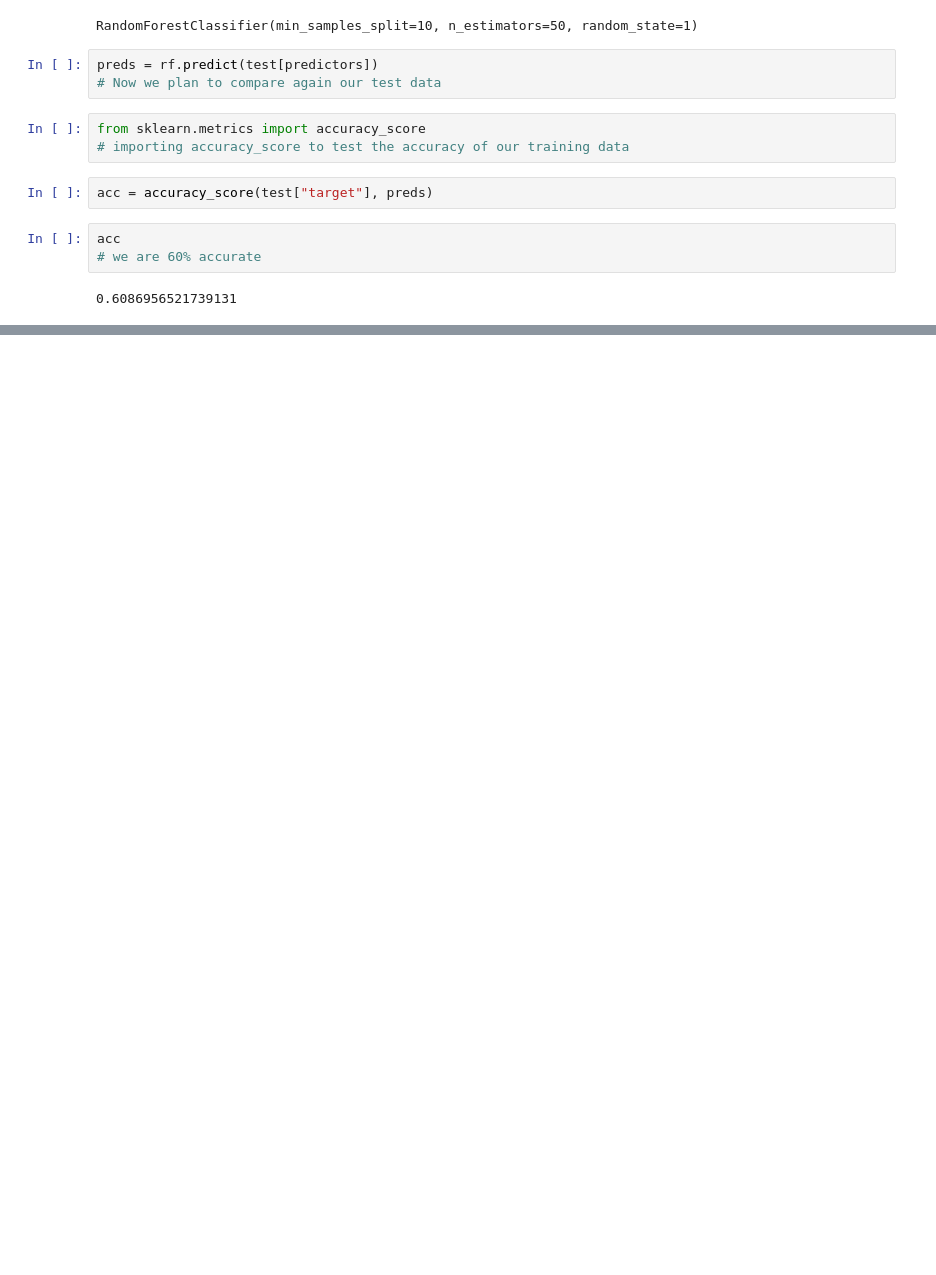
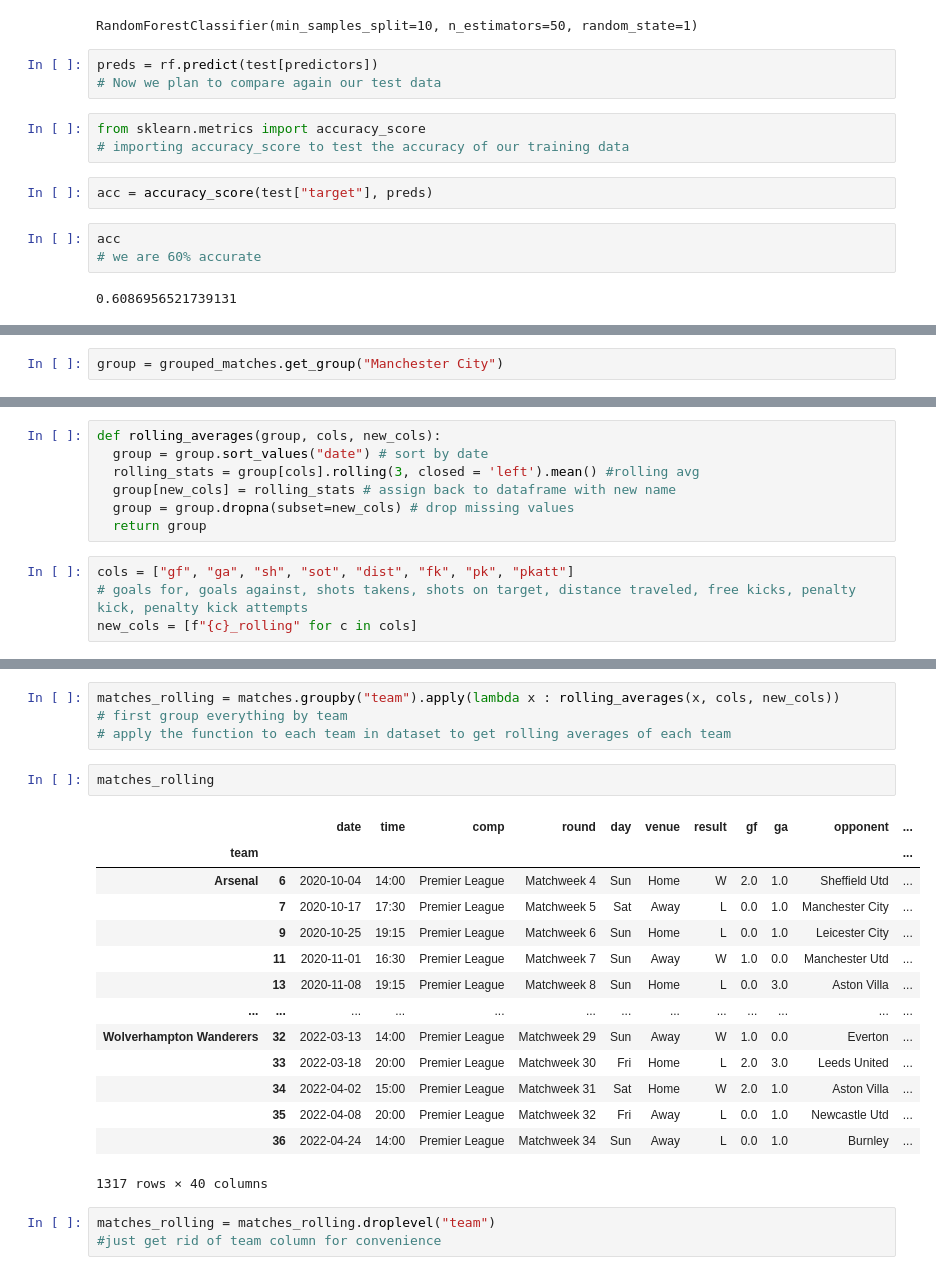
Before and after one commit to victorakins02/EPL_Match_Winner_Predictor_Machine_Learning, a Jupyter notebook: Premier_League_winner.ipynb, the cells around one changed output, grey strips where cells are left out. Saved outputs shown, nothing was run; the diff lists cells and outputs as text; blank space fills up the shorter version.

Commit message:
Calculated rolling averages to train more accurate model

```diff
--- a/Premier_League_winner.ipynb
+++ b/Premier_League_winner.ipynb
@@ -173,0 +200,2 @@ acc
+# %%
+group = grouped_matches.get_group("Manchester City")
@@ -173,0 +218,11 @@ acc
+# %%
+def rolling_averages(group, cols, new_cols):
+  group = group.sort_values("date") # sort by date
+  rolling_stats = group[cols].rolling(3, closed = 'left').mean() #rolling avg
+  group[new_cols] = rolling_stats # assign back to dataframe with new name
+  group = group.dropna(subset=new_cols) # drop missing values
+  return group
+# %%
+cols = ["gf", "ga", "sh", "sot", "dist", "fk", "pk", "pkatt"]
+# goals for, goals against, shots takens, shots on target, distance traveled, free kicks, penalty kick, penalty kick attempts
+new_cols = [f"{c}_rolling" for c in cols]
@@ -173,0 +257,24 @@ acc
+# %%
+matches_rolling = matches.groupby("team").apply(lambda x : rolling_averages(x, cols, new_cols))
+# first group everything by team
+# apply the function to each team in dataset to get rolling averages of each team
+# %%
+matches_rolling
+# %% [output]
+|  |  | date | time | comp | round | day | venue | result | gf | ga | opponent | ... |
+| team |  |  |  |  |  |  |  |  |  |  |  | ... |
+| Arsenal | 6 | 2020-10-04 | 14:00 | Premier League | Matchweek 4 | Sun | Home | W | 2.0 | 1.0 | Sheffield Utd | ... |
+|  | 7 | 2020-10-17 | 17:30 | Premier League | Matchweek 5 | Sat | Away | L | 0.0 | 1.0 | Manchester City | ... |
+|  | 9 | 2020-10-25 | 19:15 | Premier League | Matchweek 6 | Sun | Home | L | 0.0 | 1.0 | Leicester City | ... |
+|  | 11 | 2020-11-01 | 16:30 | Premier League | Matchweek 7 | Sun | Away | W | 1.0 | 0.0 | Manchester Utd | ... |
+|  | 13 | 2020-11-08 | 19:15 | Premier League | Matchweek 8 | Sun | Home | L | 0.0 | 3.0 | Aston Villa | ... |
+| ... | ... | ... | ... | ... | ... | ... | ... | ... | ... | ... | ... | ... |
+| Wolverhampton Wanderers | 32 | 2022-03-13 | 14:00 | Premier League | Matchweek 29 | Sun | Away | W | 1.0 | 0.0 | Everton | ... |
+|  | 33 | 2022-03-18 | 20:00 | Premier League | Matchweek 30 | Fri | Home | L | 2.0 | 3.0 | Leeds United | ... |
+|  | 34 | 2022-04-02 | 15:00 | Premier League | Matchweek 31 | Sat | Home | W | 2.0 | 1.0 | Aston Villa | ... |
+|  | 35 | 2022-04-08 | 20:00 | Premier League | Matchweek 32 | Fri | Away | L | 0.0 | 1.0 | Newcastle Utd | ... |
+|  | 36 | 2022-04-24 | 14:00 | Premier League | Matchweek 34 | Sun | Away | L | 0.0 | 1.0 | Burnley | ... |
+1317 rows × 40 columns
+# %%
+matches_rolling = matches_rolling.droplevel("team")
+#just get rid of team column for convenience
```
Also changed, not shown: parts of 10 cells of this notebook.
